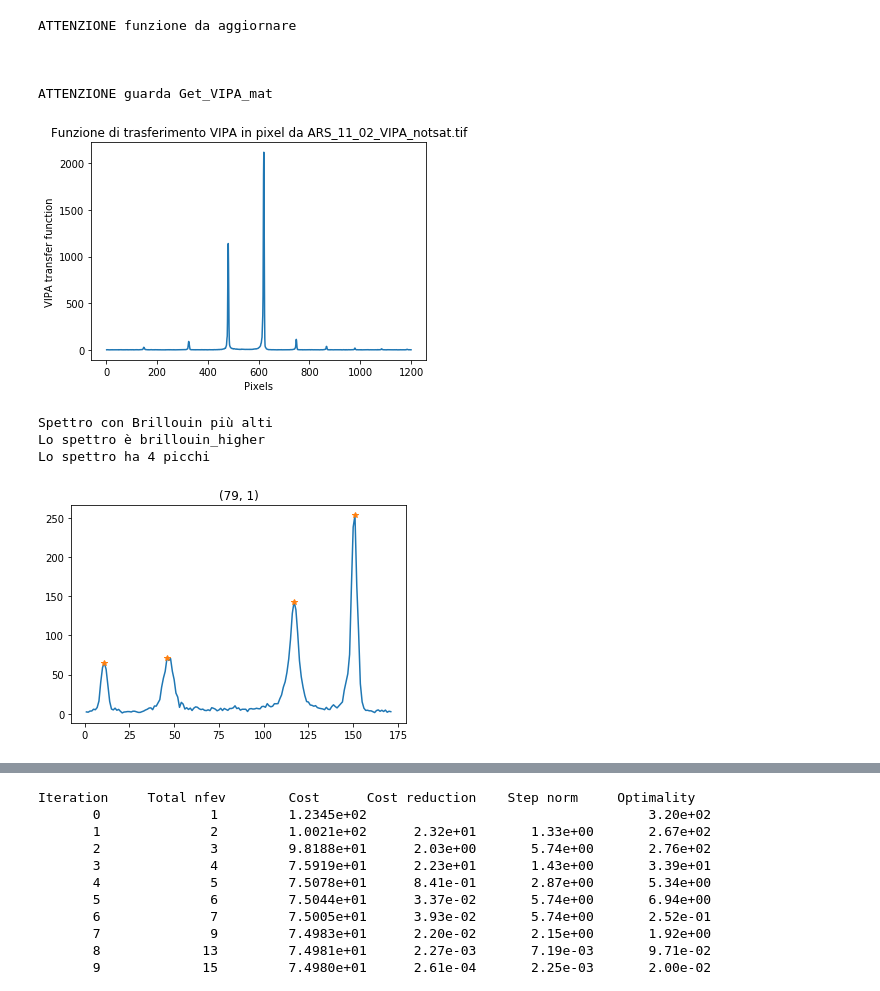
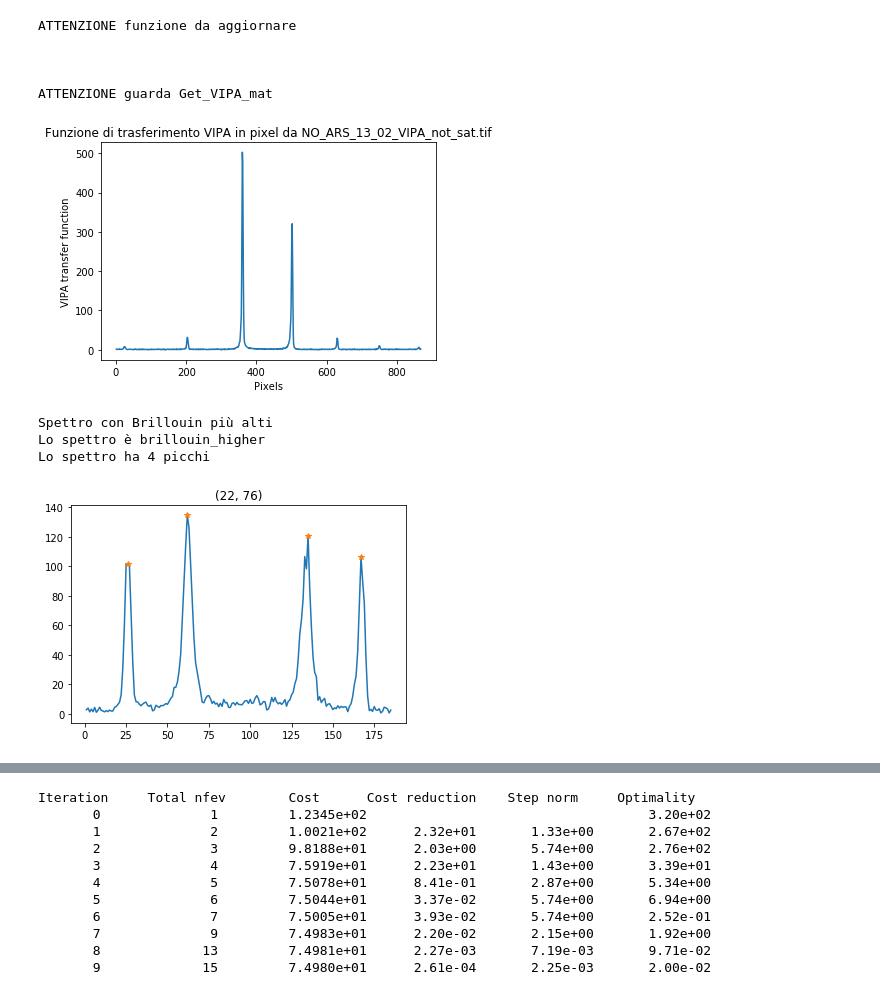
Before and after one commit to flautodipan/Python_Libraries, a Jupyter notebook: Experimentum_single.ipynb, the cells around one changed output, grey strips where cells are left out. Saved outputs shown, nothing was run; the diff lists cells and outputs as text; code cells hidden in the pictures.

```diff
--- a/Experimentum_single.ipynb
+++ b/Experimentum_single.ipynb
@@ -13,14 +13,14 @@ import  matplotlib.pyplot   as      plt
 
 import  time
 
-now_path        =   '../BRILLOUIN/TDP43/ARS_11_02/'
-spectra_filename    =   'ARS_11_02'
-VIPA_filename       =   'ARS_11_02_VIPA_notsat.tif'
+now_path        =   '../BRILLOUIN/TDP43/NO_ARS_13_02/'
+spectra_filename    =   'NO_ARS_13_02'
+VIPA_filename       =   'NO_ARS_13_02_VIPA_not_sat.tif'
 
-syg_kwargs          =   {'height': 10, 'distance': 20, 'width': 3.}
-syg_kwargs_VIPA     =   {'distance':100, 'width': 1}
-syg_kwargs_brill    =  {'height': 5.8, 'distance': 25, 'width': 3.}
-VIPA_treshold       =   37
+syg_kwargs          =   {'height': 20, 'distance': 20, 'width': 3.}
+syg_kwargs_VIPA     =   {'distance':70, 'width': 1}
+syg_kwargs_brill    =  {'height': 15.8, 'distance': 25, 'width': 3.}
+VIPA_treshold       =   8
 sat_height          =   50000
 sat_width           =   13.5
 
@@ -30,38 +30,38 @@ cols_real   = ('Co', 'Omega', 'Gamma', 'Delta', 'tau', 'delta_width', 'delta_amp
 cols_gauss  = ( 'A', 'mu', 'sigma')
 # %%
 #0) importo dati e inizializzo oggetti
-i   =   79
-j   =   1
-y    =   Import_from_Matlab(spectra_filename, now_path, var_name = 'y_all')[i][j]
+i   =   22
+j   =   76
+y    =   Import_from_Matlab(spectra_filename, now_path, var_name = 'y3')[i][j]
 Data    =   Exp.Spectrum(name = str((i,j)))
 Data.Get_Spectrum(y = np.resize(y, np.max(y.shape)), offset = 183., cut = False, cut_range = (10, 175))
 Data.Get_Spectrum_Peaks(**syg_kwargs)
 Data.Get_VIPA_tif(VIPA_filename, now_path, fig = 'VIPA_img', save_path = now_path)
 
 plt.figure()
 plt.plot(Data.x, Data.y)
 plt.plot(Data.x[Data.peaks[0]], Data.y[Data.peaks[0]], '*')
 plt.title(str((i,j)))
 
 check = Data.Check_Spectrum(saturation_height = sat_height, saturation_width = sat_width)
 
 if      check == 1  : nature    = 'saturo'
 elif    check == 2  : nature    = 'brillouin_higher'
 elif    check == 3  : nature    = 'invisible'
 else:                 nature    = 'bono'
 print('Lo spettro è '+nature)
 print('Lo spettro ha {} picchi'.format(Data.n_peaks))
 # %% [output]
 ATTENZIONE funzione da aggiornare
 
 
 
 ATTENZIONE guarda Get_VIPA_mat
-[figure, old version]
+[figure, new version]
 Spettro con Brillouin più alti
 Lo spettro è brillouin_higher
 Lo spettro ha 4 picchi
-[figure, old version]
+[figure, new version]
 # %%
 #1) Operazioni di modifica Spettro
 
```
Also changed, not shown: parts of 3 cells of this notebook, 1 other file.
